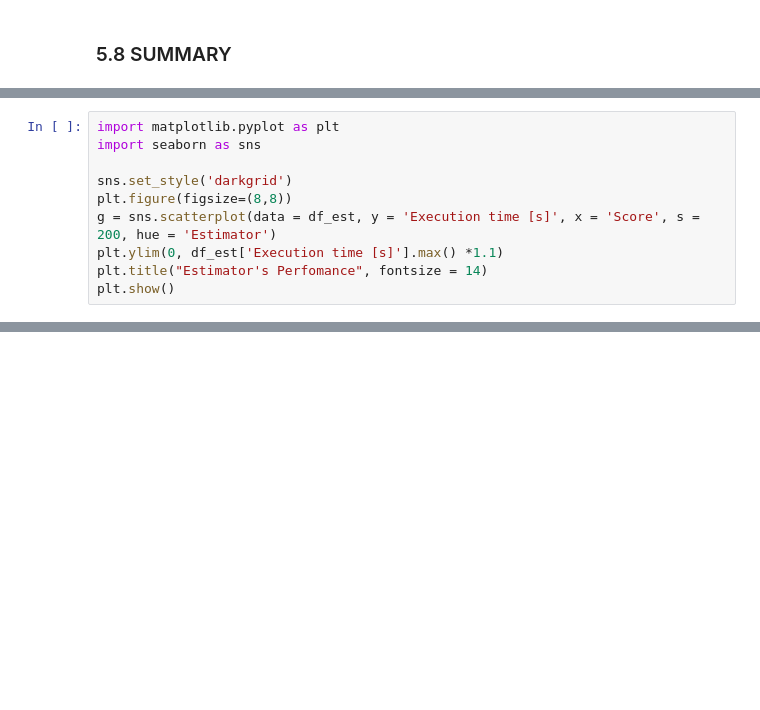
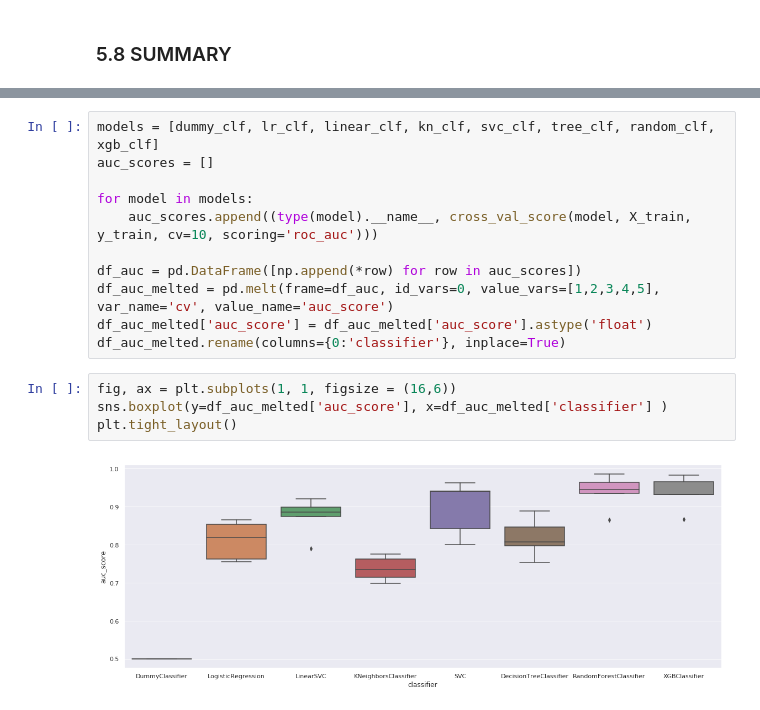
Before and after one commit to Albert-AGM/email_network, a Jupyter notebook: email_network.ipynb, the cells around one changed output, grey strips where cells are left out. Saved outputs shown, nothing was run; the diff lists cells and outputs as text; blank space fills up the shorter version.

```diff
--- a/email_network.ipynb
+++ b/email_network.ipynb
@@ -693,10 +473,0 @@ To see graphically the performance of each classifier, we will do a scatter plot
-# %%
-import matplotlib.pyplot as plt
-import seaborn as sns
-
-sns.set_style('darkgrid')
-plt.figure(figsize=(8,8))
-g = sns.scatterplot(data = df_est, y = 'Execution time [s]', x = 'Score', s = 200, hue = 'Estimator')
-plt.ylim(0, df_est['Execution time [s]'].max() *1.1)
-plt.title("Estimator's Perfomance", fontsize = 14)
-plt.show()
@@ -719,0 +490,17 @@ Employees [5, 62, 65, 142, 249, 283, 420, 434, 533, 820] are receiving a managem
+# %%
+models = [dummy_clf, lr_clf, linear_clf, kn_clf, svc_clf, tree_clf, random_clf, xgb_clf]
+auc_scores = []
+
+for model in models:
+    auc_scores.append((type(model).__name__, cross_val_score(model, X_train, y_train, cv=10, scoring='roc_auc')))
+
+df_auc = pd.DataFrame([np.append(*row) for row in auc_scores])
+df_auc_melted = pd.melt(frame=df_auc, id_vars=0, value_vars=[1,2,3,4,5], var_name='cv', value_name='auc_score')
+df_auc_melted['auc_score'] = df_auc_melted['auc_score'].astype('float')
+df_auc_melted.rename(columns={0:'classifier'}, inplace=True)
+# %%
+fig, ax = plt.subplots(1, 1, figsize = (16,6))
+sns.boxplot(y=df_auc_melted['auc_score'], x=df_auc_melted['classifier'] )
+plt.tight_layout()
+# %% [output]
+[figure, added]
```
Also changed, not shown: parts of 55 cells of this notebook.
